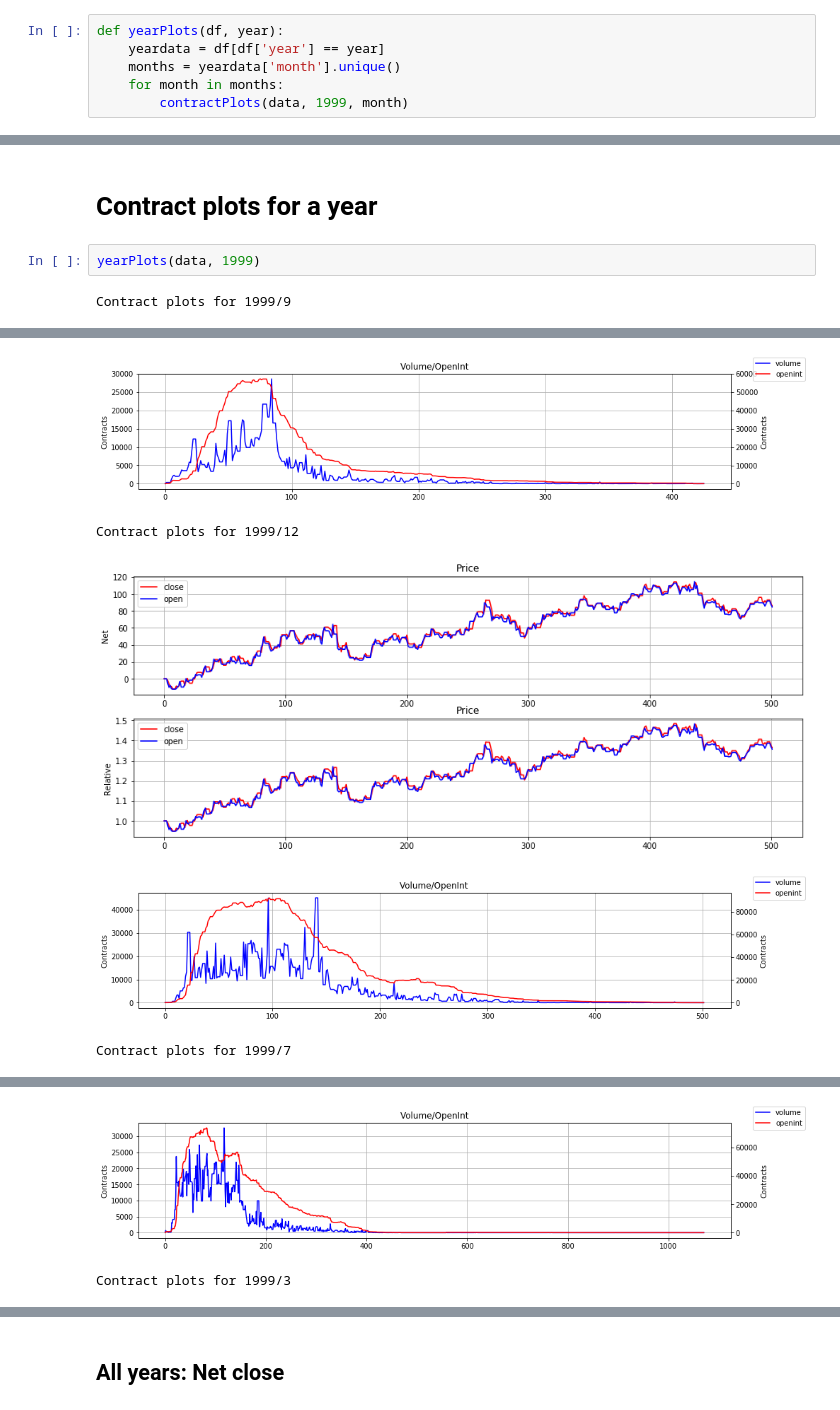
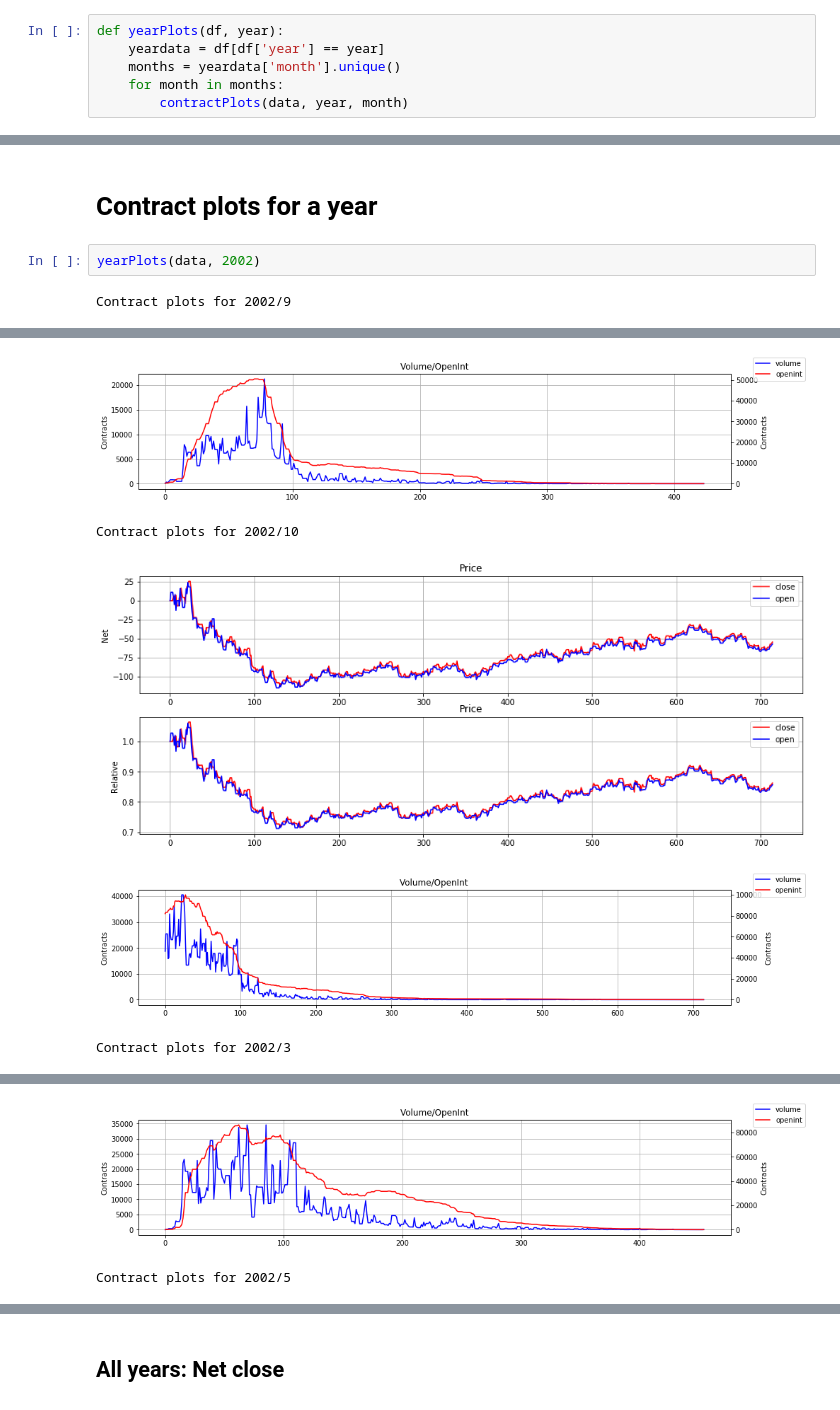
Before and after one commit to vin0110/classes, a Jupyter notebook: data_view.ipynb, the cells around one changed output, grey strips where cells are left out. Cells and saved outputs as stored; diff of their text form.

```diff
--- a/data_view.ipynb
+++ b/data_view.ipynb
@@ -91,7 +91,7 @@ def yearPlots(df, year):
     yeardata = df[df['year'] == year]
     months = yeardata['month'].unique()
     for month in months:
-        contractPlots(data, 1999, month)
+        contractPlots(data, year, month)
 # %%
 def allYears(col, month):
     _df = data[data['month'] == month]
@@ -164,6 +164,6 @@ Contract plots for 1999/3
 # %% [markdown]
 # Contract plots for a year
 # %%
-yearPlots(data, 1999)
+yearPlots(data, 2002)
 # %% [output]
-Contract plots for 1999/9
+Contract plots for 2002/9
@@ -171,5 +171,5 @@ Contract plots for 1999/9
-[figure, old version]
+[figure, new version]
-Contract plots for 1999/12
+Contract plots for 2002/10
-[figure, old version]
+[figure, new version]
-[figure, old version]
+[figure, new version]
-Contract plots for 1999/7
+Contract plots for 2002/3
@@ -177,2 +177,2 @@ Contract plots for 1999/7
-[figure, old version]
+[figure, new version]
-Contract plots for 1999/3
+Contract plots for 2002/5
```
Also changed, not shown: parts of 5 cells of this notebook, 6 other files.
